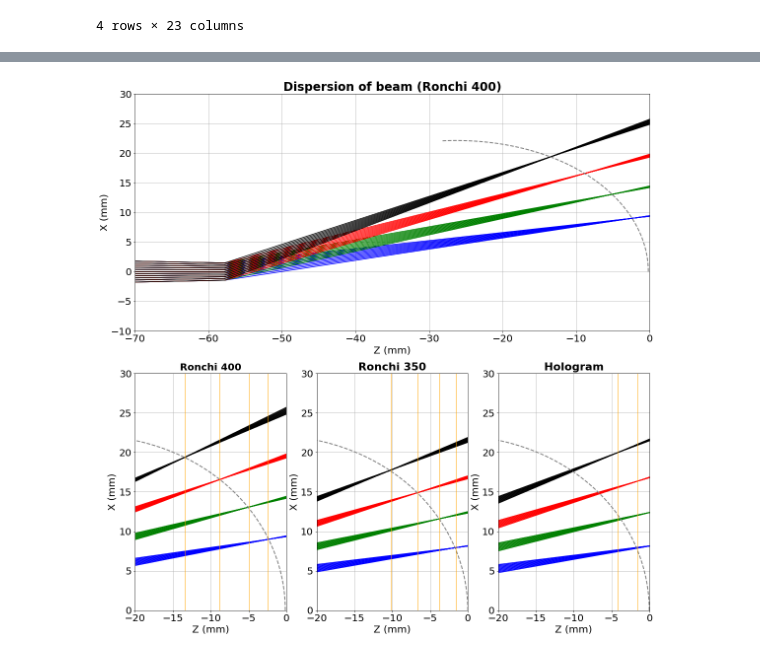
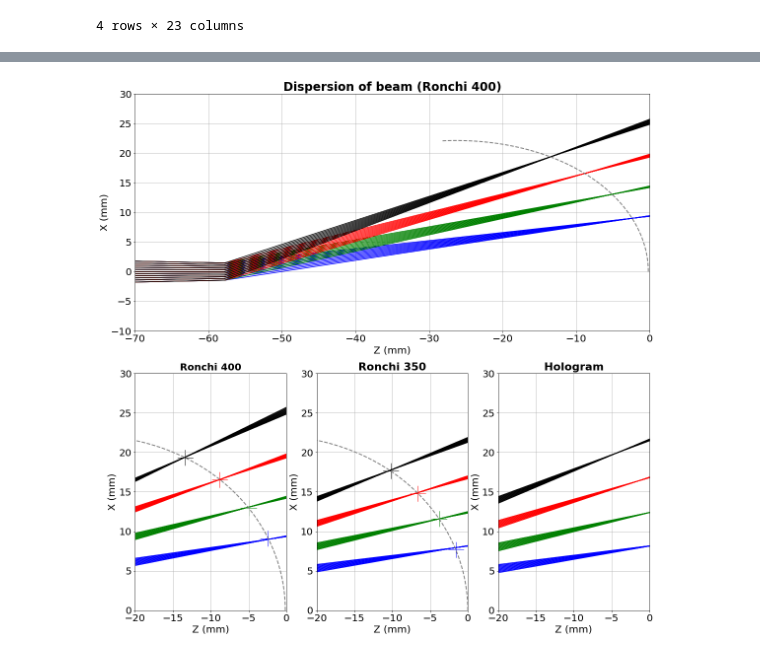
Before and after one commit to sylvielsstfr/OpticSimWthB4, a Jupyter notebook: DrawBeams/notebooks_draw/DrawBeams_swap.ipynb, the cells around one changed output, grey strips where cells are left out. Drawn from its saved outputs; the diff is of its cells as text; code cells hidden in the pictures.

```diff
--- a/DrawBeams/notebooks_draw/DrawBeams_swap.ipynb
+++ b/DrawBeams/notebooks_draw/DrawBeams_swap.ipynb
@@ -214,6 +214,7 @@ df_R350
 # %%
 ColorDict = {0.0004:"b",0.0006:"g",0.0008:"r",0.001:"k"}  # map wl --> color character
 WLIndexDict = {0:0.0004,1:0.0006,2:0.0008,3:0.001}        # map index --> wl in mm
+ColorNum = ["b","g","r","k"]
 # %%
 def GetRayConvergence(x0,y0,u0,v0,y1,u1,v1,y2,u2,v2,wl,a,m=1,XMIN=0,XMAX=100,YMIN=0,YMAX=100):
     """
@@ -564,3 +609,22 @@ Y0C_R350=0
+# %%
+def find_nearest_idx(array, value):
+    array = np.asarray(array)
+    idx = (np.abs(array - value)).argmin()
+    return idx
+# %%
+def GetY(X0,X,Y):
+    """
+    GetY(X0,X,Y)
+
+    """
+    N0=len(X0)
+    Y0=np.zeros(N0)
+
+    for idx1,theX0 in np.ndenumerate(X0):
+        idx2=find_nearest_idx(X, theX0)
+        Y0[idx1[0]]=Y[idx2]
+
+    return Y0
 # %%
 # gridspec inside gridspec
 fig = plt.figure(figsize=(16,16))
@@ -593,8 +657,15 @@ v1=upper_ray["U0"]
 y2=lower_ray["X2"]
 u2=lower_ray["W0"]
 v2=lower_ray["U0"]
-XXXR400,YYYR400=GetRayConvergenceIntersectionPoints(x0,y0,u0,v0,y1,u1,v1,y2,u2,v2,a,m=1,WLMIN=0.,WLMAX=1500.,NBPOINTS=500)
+
+# the gray curve
+XXXR400,YYYR400=GetRayConvergenceIntersectionPoints(x0,y0,u0,v0,y1,u1,v1,y2,u2,v2,a,m=1,WLMIN=0.,WLMAX=1500.,NBPOINTS=5000)
 XXXR400=XXXR400+central_ray["Z2"]-central_ray["Z3"]
+
+# the few points
+XXXR400_4WL,YYYR400_4WL = GetRayConvergenceIntersectionPointsCanonic(x0,y0,u0,v0,y1,u1,v1,y2,u2,v2,a,m=1)
+XXXR400_4WL         = XXXR400_4WL+central_ray["Z2"]-central_ray["Z3"]
+
 
 for index, row in df_R400.iterrows():
     wl=row["wave"]
@@ -634,7 +705,9 @@ ax4=fig.add_subplot(gs01[0,2])
 # Bottom left figure with RON400
 #################################
 
-shifts_R400=[-2.4,-5.0,-8.8,-13.4]
+shifts_R400  = [-2.4,-5.0,-8.8,-13.4]             # shift measured in Defocus
+Xshifts_R400 = np.array(shifts_R400)              # X coordinate
+Yshifts_R400 = GetY(Xshifts_R400,XXXR400,YYYR400) # Y coordinate
 
 for index, row in df_R400.iterrows():
     wl=row["wave"]
@@ -653,8 +726,12 @@ for index, row in df_R400.iterrows():
 ax2.plot(XXXR400,YYYR400,"--",color="grey",lw=2) # plot trajectory curve
 
 # vertical lines marking defocus
-for shift in shifts_R400:
-    ax2.axvline(x=shift,color="orange",lw=1)
+#for shift in shifts_R400:
+#    ax2.axvline(x=shift,color="orange",lw=1)
+for idx, shift in np.ndenumerate(shifts_R400):
+    ax2.scatter([Xshifts_R400[idx[0]]],[Yshifts_R400[idx[0]]],marker="+",color=ColorNum[idx[0]],s=1000,lw=1)
+
+
 
 ax2.grid()
 ax2.set_xlim(-20,0)
@@ -724,6 +801,7 @@ else:
     central_ray=(df_R350.loc[(df_R350["U0"]==0) & (df_R350["X0"]==0) & (df_R350["Y0"]==0)]).iloc[idx_wl]
     upper_ray=(df_R350.loc[(df_R350["X0"]==df_R350["X0"].max()) & (df_R350["Y0"]==0)]).iloc[idx_wl]
     lower_ray=(df_R350.loc[(df_R350["X0"]==df_R350["X0"].min()) & (df_R350["Y0"]==0)]).iloc[idx_wl]
+
     x0=0
     y0=central_ray["X0"]
     u0=central_ray["W0"]
@@ -735,9 +813,13 @@ else:
 
     y2=lower_ray["X2"]
     u2=lower_ray["W0"]
+
     v2=lower_ray["U0"]
-    XXXR350,YYYR350=GetRayConvergenceIntersectionPoints(x0,y0,u0,v0,y1,u1,v1,y2,u2,v2,a,m=1,WLMIN=0.,WLMAX=1500.,NBPOINTS=500)
+    XXXR350,YYYR350=GetRayConvergenceIntersectionPoints(x0,y0,u0,v0,y1,u1,v1,y2,u2,v2,a,m=1,WLMIN=0.,WLMAX=1500.,NBPOINTS=10000)
     XXXR350=XXXR350+central_ray["Z2"]-central_ray["Z3"]
+
+    Xshifts_R350 = np.array(shifts_R350)               # X coordinate
+    Yshifts_R350 = GetY(Xshifts_R350,XXXR350,YYYR350) # Y coordinate
 
 
     for index, row in df_R350.iterrows():
@@ -757,8 +839,13 @@ else:
     ax3.plot(XXXR350,YYYR350,"--",color="grey",lw=2) # plot trajectory curve
 
     # vertical lines marking defocus
-    for shift in shifts_R350:
-        ax3.axvline(x=shift,color="orange",lw=1)
+    #for shift in shifts_R350:
+    #    ax3.axvline(x=shift,color="orange",lw=1)
+
+    for idx, shift in np.ndenumerate(shifts_R350):
+        ax3.scatter([Xshifts_R350[idx[0]]],[Yshifts_R350[idx[0]]],marker="+",color=ColorNum[idx[0]],s=1000,lw=1)
+
+
 
     ax3.grid()
     ax3.set_xlim(-20,0)
@@ -776,37 +863,68 @@ else:
 
     shifts_HOE=[1.0,0.2,-1.6,-4.2]
 
+
     for index, row in df_hoe.iterrows():
         wl=row["wave"]
         col=ColorDict[wl]
         X0=row["X0"];Y0=row["Y0"];Z0=row["Z0"]-row["Z3"]
         X1=row["X1"];Y1=row["Y1"];Z1=row["Z1"]-row["Z3"]
         X2=row["X2"];Y2=row["Y2"];Z2=row["Z2"]-row["Z3"]
         X3=row["X3"];Y3=row["Y3"];Z3=row["Z3"]-row["Z3"]
         if Y0==0:
             ax4.plot([Z2,Z3],[X2,X3],"-",color=col)
 
 
+    # main rays
+    idx_wl = 3    # choose one of the wavelength
+    thewl  = WLIndexDict[idx_wl]
+
+    central_ray=(df_hoe.loc[(df_hoe["U0"]==0) & (df_hoe["X0"]==0) & (df_hoe["Y0"]==0)]).iloc[idx_wl]
+    upper_ray=(df_hoe.loc[(df_hoe["X0"]==df_hoe["X0"].max()) & (df_hoe["Y0"]==0)]).iloc[idx_wl]
+    lower_ray=(df_hoe.loc[(df_hoe["X0"]==df_hoe["X0"].min()) & (df_hoe["Y0"]==0)]).iloc[idx_wl]
+
+    x0=0
+    y0=central_ray["X0"]
+    u0=central_ray["W0"]
+    v0=central_ray["U0"]
+
+    y1=upper_ray["X2"]
+    u1=upper_ray["W0"]
+    v1=upper_ray["U0"]
+
+    y2=lower_ray["X2"]
+    u2=lower_ray["W0"]
+
+    v2=lower_ray["U0"]
+
+    XXXHOE,YYYHOE=GetRayConvergenceIntersectionPoints(x0,y0,u0,v0,y1,u1,v1,y2,u2,v2,a,m=1,WLMIN=0.,WLMAX=1500.,NBPOINTS=10000)
+    XXXHOE=XXXHOE+central_ray["Z2"]-central_ray["Z3"]
+
+    Xshifts_hoe = np.array(shifts_HOE)               # X coordinate
+    Yshifts_hoe = GetY(Xshifts_hoe,XXXHOE,YYYHOE) # Y coordinate
+
+
+
     #ellipse = mpl.patches.Ellipse(xy=(X0C_R400, Y0C_R400), width=2*R0C_R400, height=2*R0C_R400,angle=1,color="grey",fill=False)
     #ax4.add_artist(ellipse)
 
-    ax4.plot(XXXR350,YYYR350,"--",color="grey",lw=2) # plot trajectory curve
+    #ax4.plot(XXXR350,YYYR350,"--",color="grey",lw=2) # plot trajectory curve
 
 
     # vertical lines marking defocus
-    for shift in shifts_HOE:
-        ax4.axvline(x=shift,color="orange",lw=1)
+    #for shift in shifts_HOE:
+    #    ax4.axvline(x=shift,color="orange",lw=1)
 
     ax4.grid()
     ax4.set_xlim(-20,0)
     ax4.set_ylim(0,30)
     ax4.set_xlabel("Z (mm)")
     ax4.set_ylabel("X (mm)")
     ax4.set_title("Hologram",fontweight="bold",fontsize=22)
     ax4.tick_params(axis='both', which='major', labelsize=20)
     #ax1.tick_params(axis='both', which='minor', labelsize=8)
 
 plt.tight_layout()
 plt.savefig("BeamDispersion.pdf")
 # %% [output]
-[figure, old version]
+[figure, new version]
```
Also changed, not shown: parts of 15 cells of this notebook.
